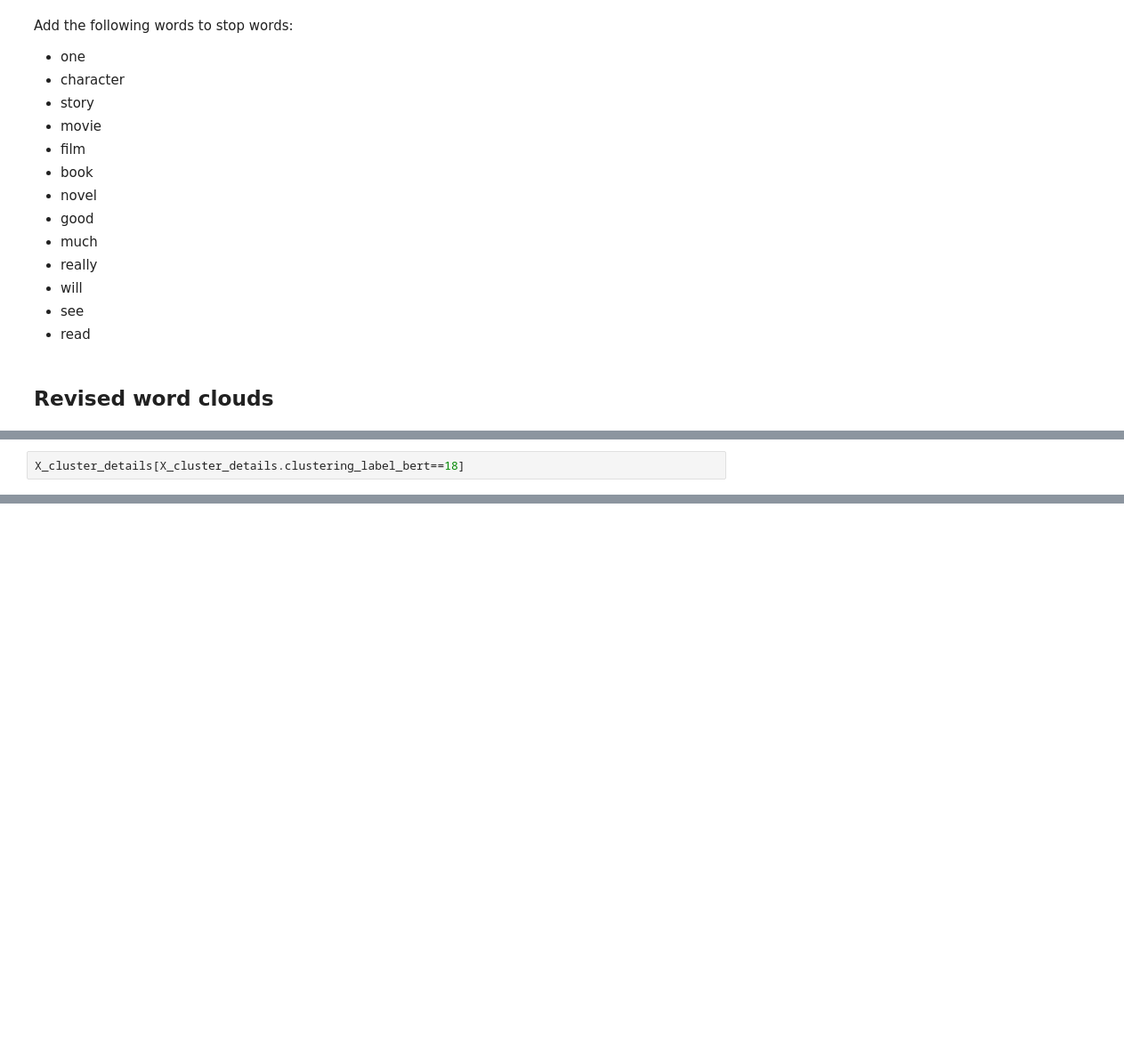
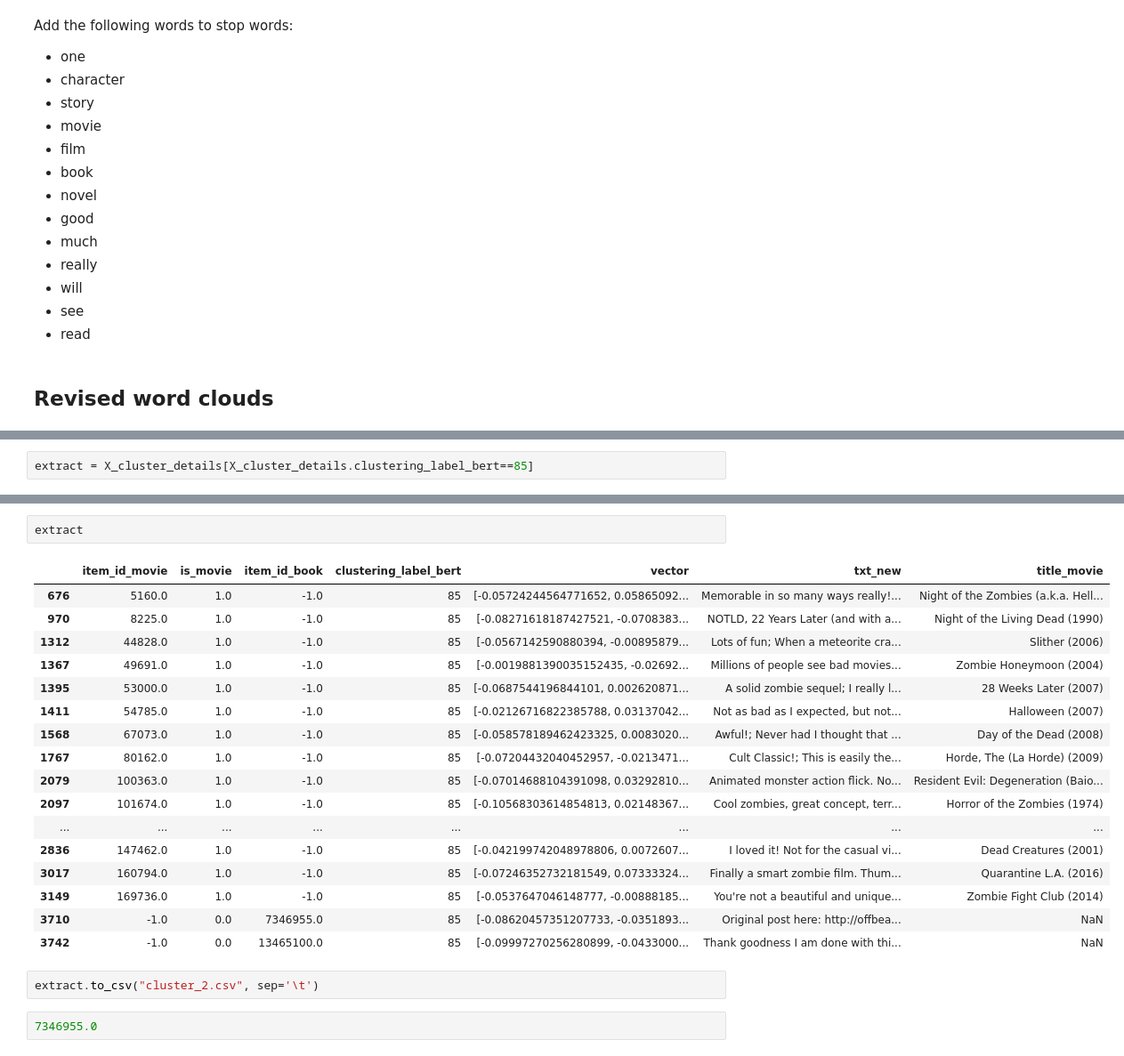
Before and after one commit to arostagnat/BookMatch, a Jupyter notebook: notebooks/word_clouds.ipynb, the cells around one changed output, grey strips where cells are left out. Shown at 89% size. Saved outputs shown, nothing was run; the diff lists cells and outputs as text; blank space fills up the shorter version.

```diff
--- a/notebooks/word_clouds.ipynb
+++ b/notebooks/word_clouds.ipynb
@@ -123,2 +123,2 @@ plt.axis("off");
 # %%
-X_cluster_details[X_cluster_details.clustering_label_bert==18]
+extract = X_cluster_details[X_cluster_details.clustering_label_bert==85]
@@ -142,0 +125,24 @@ X_cluster_details[X_cluster_details.clustering_label_bert==18]
+# %%
+extract
+# %% [output]
+|  | item_id_movie | is_movie | item_id_book | clustering_label_bert | vector | txt_new | title_movie |
+| 676 | 5160.0 | 1.0 | -1.0 | 85 | [-0.05724244564771652, 0.05865092... | Memorable in so many ways really!... | Night of the Zombies (a.k.a. Hell... |
+| 970 | 8225.0 | 1.0 | -1.0 | 85 | [-0.08271618187427521, -0.0708383... | NOTLD, 22 Years Later (and with a... | Night of the Living Dead (1990) |
+| 1312 | 44828.0 | 1.0 | -1.0 | 85 | [-0.0567142590880394, -0.00895879... | Lots of fun; When a meteorite cra... | Slither (2006) |
+| 1367 | 49691.0 | 1.0 | -1.0 | 85 | [-0.0019881390035152435, -0.02692... | Millions of people see bad movies... | Zombie Honeymoon (2004) |
+| 1395 | 53000.0 | 1.0 | -1.0 | 85 | [-0.0687544196844101, 0.002620871... | A solid zombie sequel; I really l... | 28 Weeks Later (2007) |
+| 1411 | 54785.0 | 1.0 | -1.0 | 85 | [-0.02126716822385788, 0.03137042... | Not as bad as I expected, but not... | Halloween (2007) |
+| 1568 | 67073.0 | 1.0 | -1.0 | 85 | [-0.058578189462423325, 0.0083020... | Awful!; Never had I thought that ... | Day of the Dead (2008) |
+| 1767 | 80162.0 | 1.0 | -1.0 | 85 | [-0.07204432040452957, -0.0213471... | Cult Classic!; This is easily the... | Horde, The (La Horde) (2009) |
+| 2079 | 100363.0 | 1.0 | -1.0 | 85 | [-0.07014688104391098, 0.03292810... | Animated monster action flick. No... | Resident Evil: Degeneration (Baio... |
+| 2097 | 101674.0 | 1.0 | -1.0 | 85 | [-0.10568303614854813, 0.02148367... | Cool zombies, great concept, terr... | Horror of the Zombies (1974) |
+| ... | ... | ... | ... | ... | ... | ... | ... |
+| 2836 | 147462.0 | 1.0 | -1.0 | 85 | [-0.042199742048978806, 0.0072607... | I loved it! Not for the casual vi... | Dead Creatures (2001) |
+| 3017 | 160794.0 | 1.0 | -1.0 | 85 | [-0.07246352732181549, 0.07333324... | Finally a smart zombie film. Thum... | Quarantine L.A. (2016) |
+| 3149 | 169736.0 | 1.0 | -1.0 | 85 | [-0.0537647046148777, -0.00888185... | You're not a beautiful and unique... | Zombie Fight Club (2014) |
+| 3710 | -1.0 | 0.0 | 7346955.0 | 85 | [-0.08620457351207733, -0.0351893... | Original post here: http://offbea... | NaN |
+| 3742 | -1.0 | 0.0 | 13465100.0 | 85 | [-0.09997270256280899, -0.0433000... | Thank goodness I am done with thi... | NaN |
+# %%
+extract.to_csv("cluster_2.csv", sep='\t')
+# %%
+7346955.0
```
Also changed, not shown: parts of 6 cells of this notebook, 2 other files.
